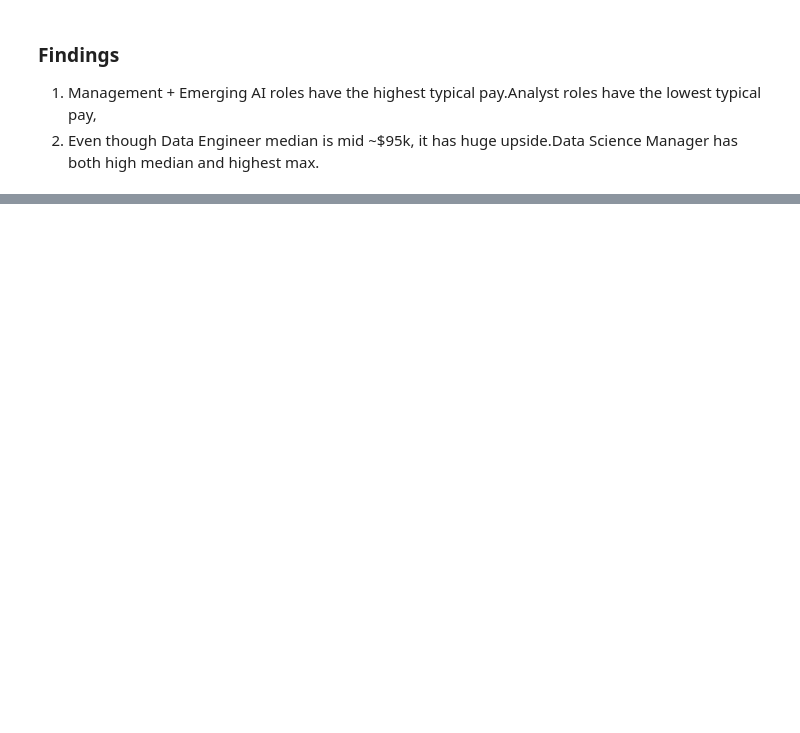
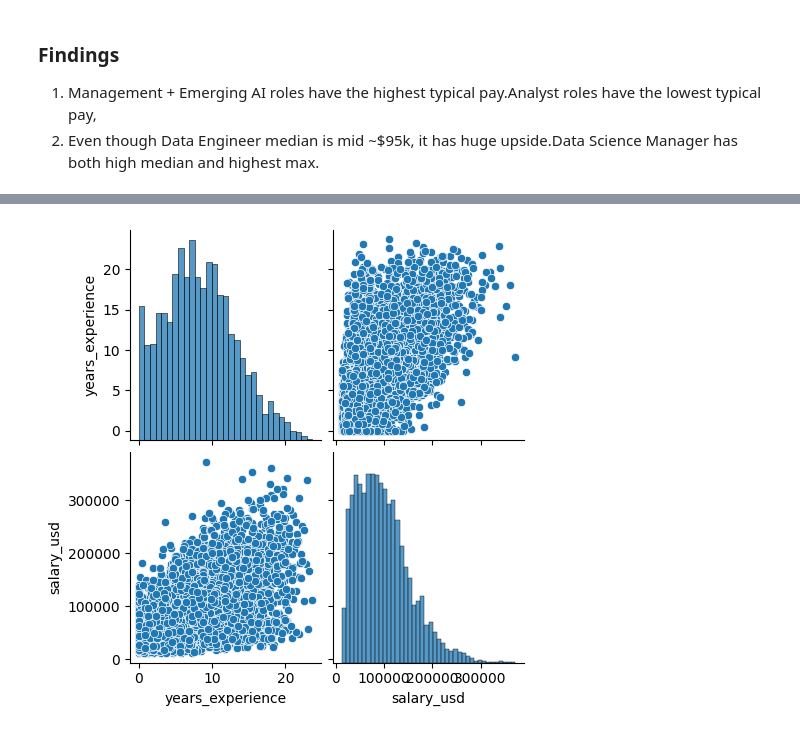
Before and after one commit to elaarhumphrey/Predicting-High-Paying-Data-Science-Roles-in-2026, a Jupyter notebook: AI AND DATA SCIENCE.ipynb, the cells around one changed output, grey strips where cells are left out. Cells and saved outputs as stored; diff of their text form; code cells hidden in the pictures; blank space fills up the shorter version.

```diff
--- a/AI AND DATA SCIENCE.ipynb
+++ b/AI AND DATA SCIENCE.ipynb
@@ -215,0 +242,6 @@ plt.show()
+# %%
+#Pair plot of the numerical features in the dataset
+sns.pairplot(df[['years_experience', 'salary_usd']])
+plt.show()
+# %% [output]
+[figure, added]
```
Also changed, not shown: parts of 17 cells of this notebook.
